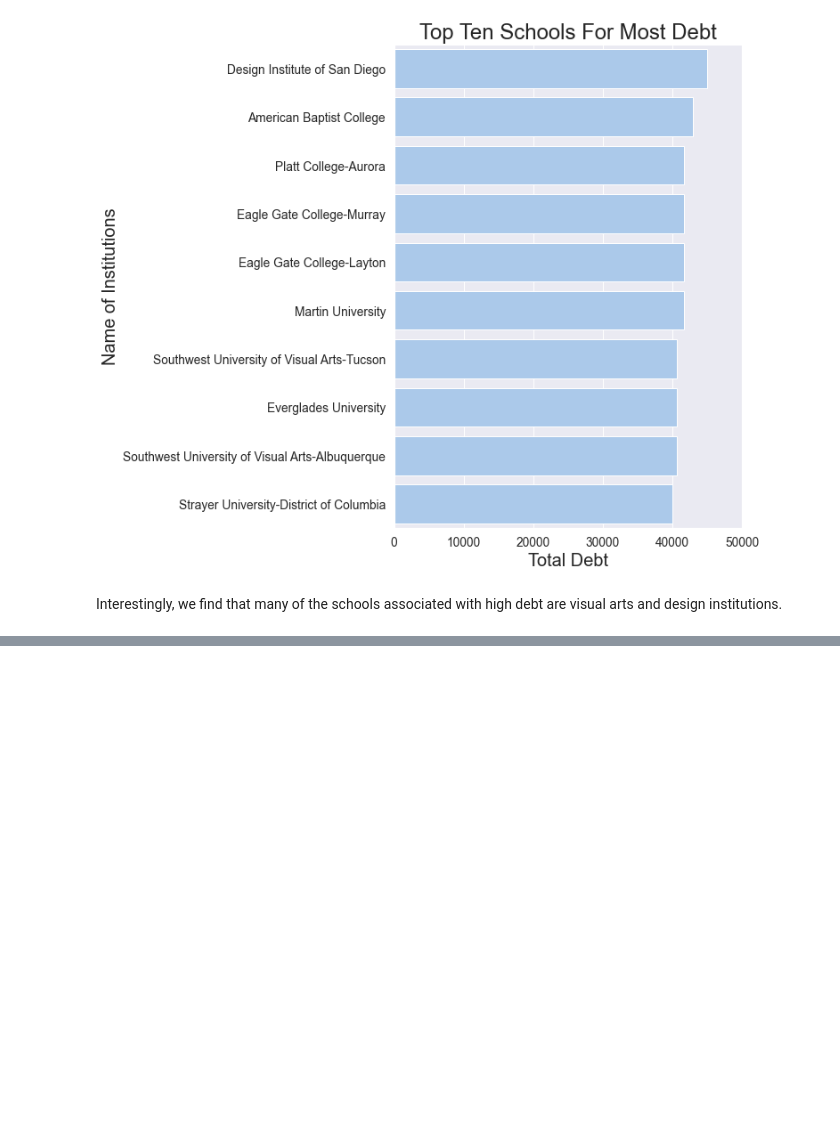
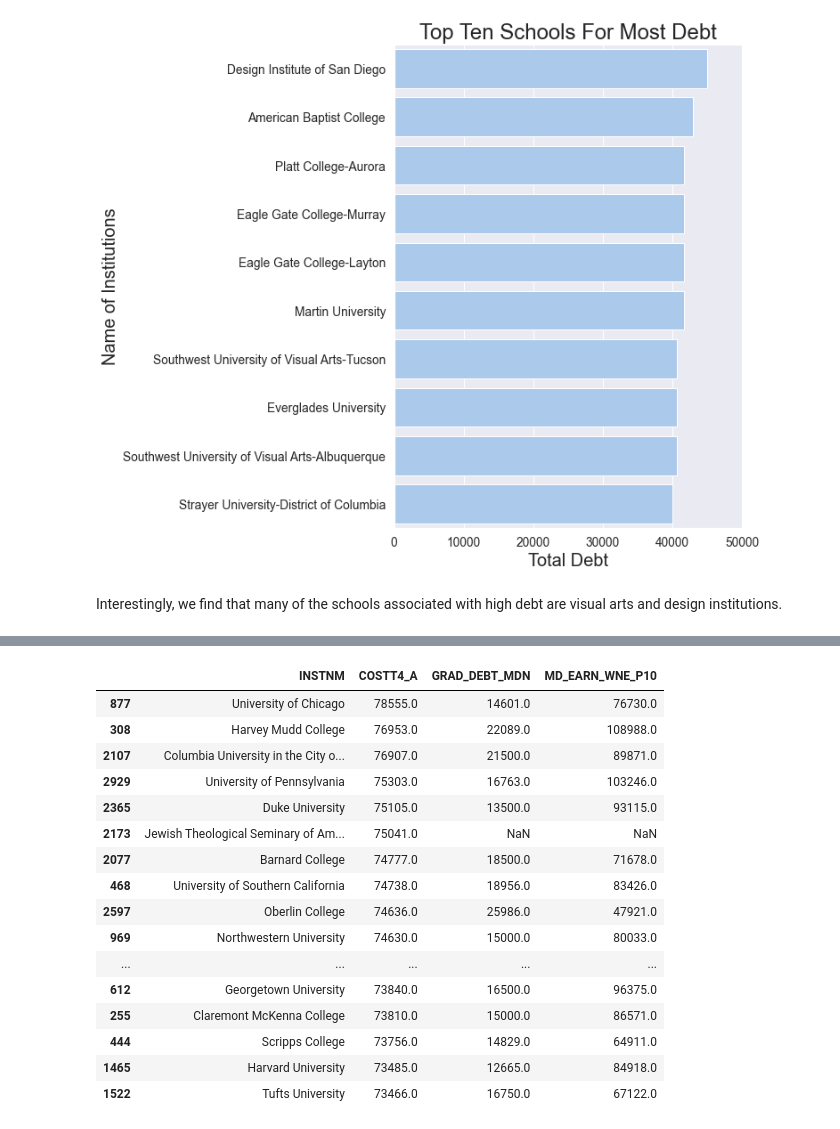
Before and after one commit to samantoz/dsc680-applied-datascience, a Jupyter notebook: Project-2/viz.ipynb, the cells around one changed output, grey strips where cells are left out. Cells and saved outputs as stored; diff of their text form; code cells hidden in the pictures; blank space fills up the shorter version.

```diff
--- a/Project-2/viz.ipynb
+++ b/Project-2/viz.ipynb
@@ -337,0 +406,23 @@ TypeError: '>' not supported between instances of 'list' and 'int'
+# %%
+# Dataframe showing College, Cost, Debt and Earnings
+df_cost_debt_earning = df_top25_by_cost[['INSTNM', 'COSTT4_A', 'GRAD_DEBT_MDN', 'MD_EARN_WNE_P10']]
+
+df_cost_debt_earning
+# %% [output]
+|  | INSTNM | COSTT4_A | GRAD_DEBT_MDN | MD_EARN_WNE_P10 |
+| 877 | University of Chicago | 78555.0 | 14601.0 | 76730.0 |
+| 308 | Harvey Mudd College | 76953.0 | 22089.0 | 108988.0 |
+| 2107 | Columbia University in the City o... | 76907.0 | 21500.0 | 89871.0 |
+| 2929 | University of Pennsylvania | 75303.0 | 16763.0 | 103246.0 |
+| 2365 | Duke University | 75105.0 | 13500.0 | 93115.0 |
+| 2173 | Jewish Theological Seminary of Am... | 75041.0 | NaN | NaN |
+| 2077 | Barnard College | 74777.0 | 18500.0 | 71678.0 |
+| 468 | University of Southern California | 74738.0 | 18956.0 | 83426.0 |
+| 2597 | Oberlin College | 74636.0 | 25986.0 | 47921.0 |
+| 969 | Northwestern University | 74630.0 | 15000.0 | 80033.0 |
+| ... | ... | ... | ... | ... |
+| 612 | Georgetown University | 73840.0 | 16500.0 | 96375.0 |
+| 255 | Claremont McKenna College | 73810.0 | 15000.0 | 86571.0 |
+| 444 | Scripps College | 73756.0 | 14829.0 | 64911.0 |
+| 1465 | Harvard University | 73485.0 | 12665.0 | 84918.0 |
+| 1522 | Tufts University | 73466.0 | 16750.0 | 67122.0 |
```
Also changed, not shown: parts of 7 cells of this notebook, 10 other files.
